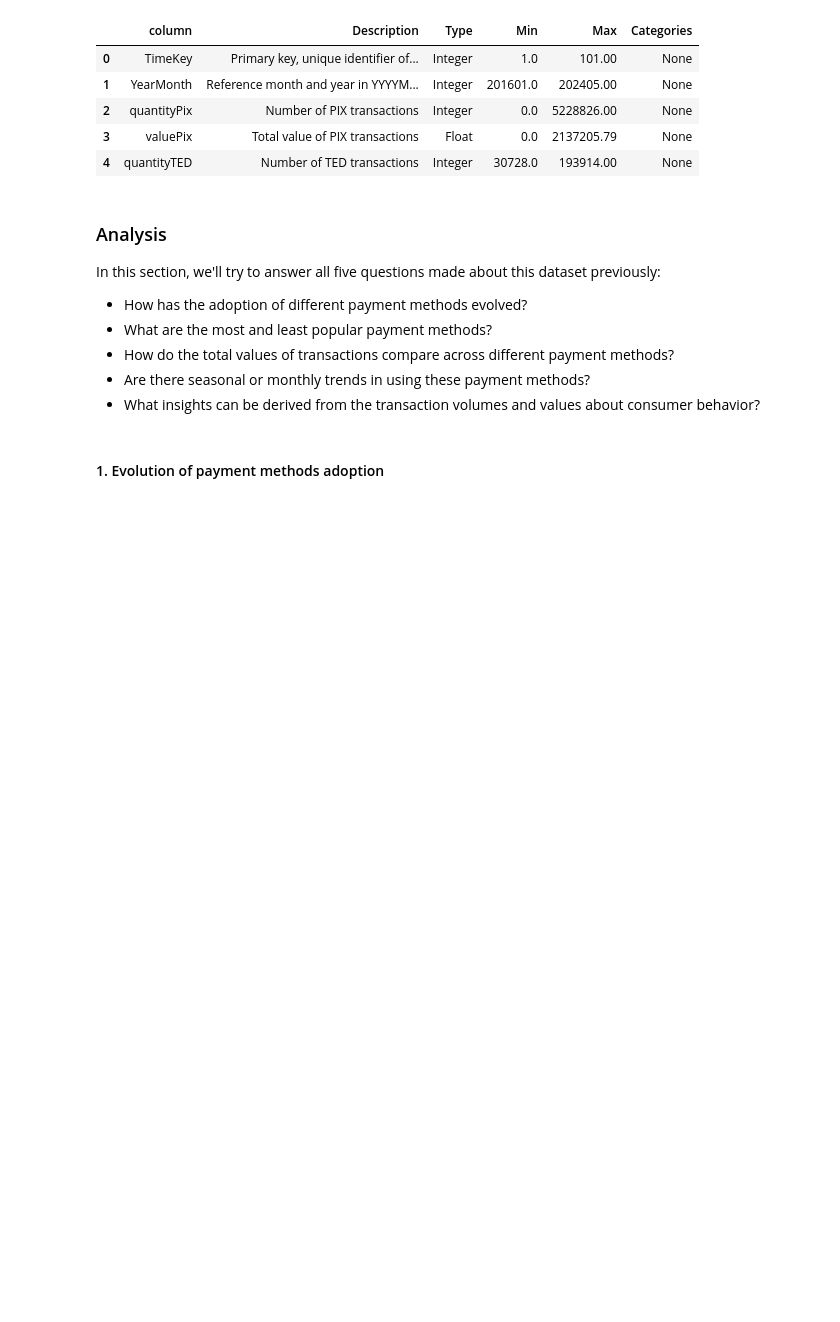
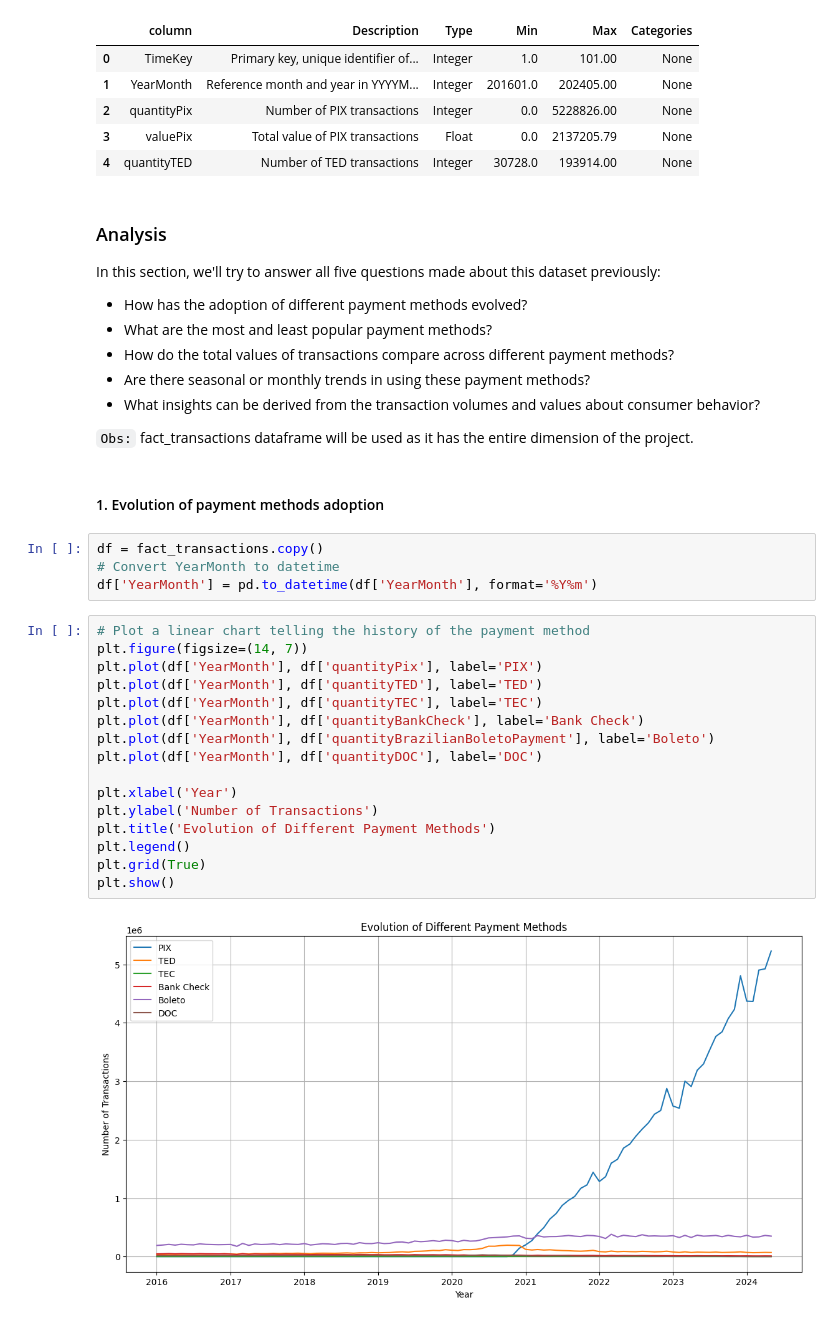
Before and after one commit to jacquesbilombe/Payment-Patterns-Brazil, a Jupyter notebook: Payment_Patterns_Brazil.ipynb, the cells around one changed output. Saved outputs shown, nothing was run; the diff lists cells and outputs as text; blank space fills up the shorter version.

```diff
--- a/Payment_Patterns_Brazil.ipynb
+++ b/Payment_Patterns_Brazil.ipynb
@@ -256,5 +259,29 @@ In this section, we'll try to answer all five questions made about this dataset
 - How do the total values of transactions compare across different payment methods?
 - Are there seasonal or monthly trends in using these payment methods?
 - What insights can be derived from the transaction volumes and values about consumer behavior?
+
+`Obs:` fact_transactions dataframe will be used as it has the entire dimension of the project.
 # %% [markdown]
 #### 1. Evolution of payment methods adoption
+# %%
+df = fact_transactions.copy()
+# Convert YearMonth to datetime
+df['YearMonth'] = pd.to_datetime(df['YearMonth'], format='%Y%m')
+# %%
+# Plot a linear chart telling the history of the payment method
+plt.figure(figsize=(14, 7))
+plt.plot(df['YearMonth'], df['quantityPix'], label='PIX')
+plt.plot(df['YearMonth'], df['quantityTED'], label='TED')
+plt.plot(df['YearMonth'], df['quantityTEC'], label='TEC')
+plt.plot(df['YearMonth'], df['quantityBankCheck'], label='Bank Check')
+plt.plot(df['YearMonth'], df['quantityBrazilianBoletoPayment'], label='Boleto')
+plt.plot(df['YearMonth'], df['quantityDOC'], label='DOC')
+
+plt.xlabel('Year')
+plt.ylabel('Number of Transactions')
+plt.title('Evolution of Different Payment Methods')
+plt.legend()
+plt.grid(True)
+plt.show()
+# %% [output]
+[figure, added]
```
Also changed, not shown: parts of 7 cells of this notebook.
